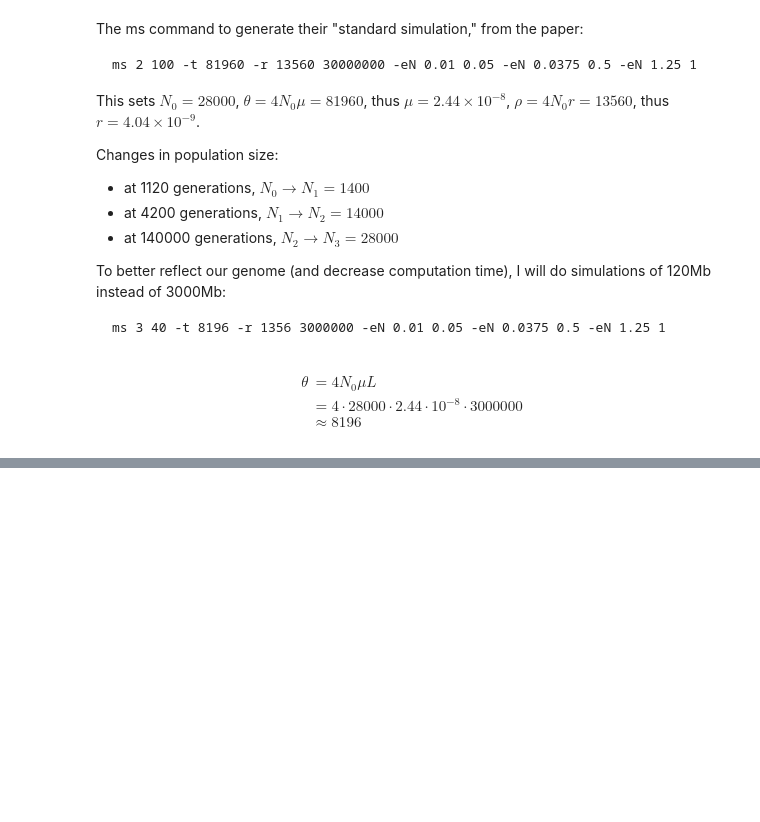
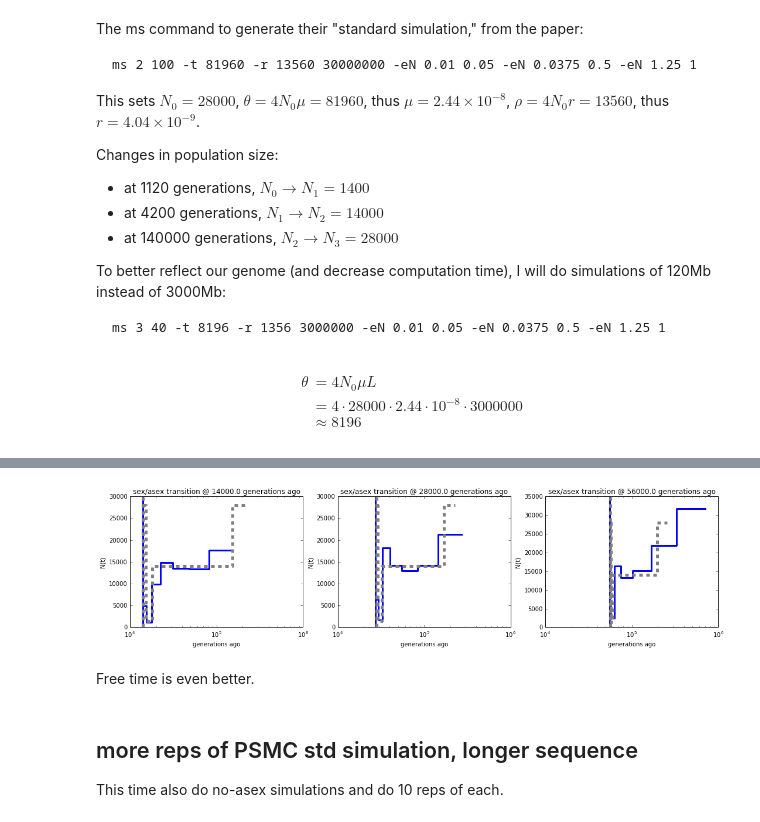
Before and after one commit to ammodramus/tsmc, a Jupyter notebook: snail_sims.ipynb, the cells around one changed output, grey strips where cells are left out. Drawn from its saved outputs; the diff is of its cells as text; code cells hidden in the pictures; blank space fills up the shorter version.

```diff
--- a/snail_sims.ipynb
+++ b/snail_sims.ipynb
@@ -1829,0 +1651,33 @@ msCmd = "mspms 3 {numChroms} -r {rho} {chromLen} -t {theta} -p 10".format(
+# %%
+resultsfilenamesFreetime = ['triploid_std_demo_asex_0.25_freetime.results',
+ 'triploid_std_demo_asex_0.5_freetime.results',
+ 'triploid_std_demo_asex_1.0_freetime.results']
+# %%
+results = {}
+for divtime, resultsfilename in zip(divtimes, resultsfilenamesFreetime):
+    results[divtime] = read_tsmc_results(resultsfilename)
+    results[divtime]['truedivtime'] = divtime
+# %%
+# all lambdas are free, tmax is not
+fig, axes = plt.subplots(nrows=1,ncols=len(divtimes), figsize = (18,4))
+for colIdx, divtime in enumerate(divtimes):
+    axis = axes[colIdx]
+    result = results[divtime]
+    ts = get_unscaled_ts(result, mu, 100)
+    Ns = get_Ns(result, mu, 100)
+    divtime *= 2*trueN0
+    estimatedDivtime = get_unscaled_divtime(result, mu, 100)
+    axis.set_title('sex/asex transition @ {} generations ago'.format(divtime))
+    axis.set_xlabel('generations ago')
+    axis.set_ylabel('N(t)')
+    #axis.set_ylim((1e3,1e5))
+    plot_psmc(axis, ts, Ns, divtime = estimatedDivtime, logT = True, logN = False, lw=3)
+    plot_psmc(axis, trueTs, trueNs, divtime = divtime, color='gray', lw=5, ls='dashed', logT = True, logN = False)
+# %% [output]
+[figure, added]
+# %% [markdown]
+Free time is even better.
+# %% [markdown]
+## more reps of PSMC std simulation, longer sequence
+
+This time also do no-asex simulations and do 10 reps of each.
```
Also changed, not shown: parts of 54 cells of this notebook.
